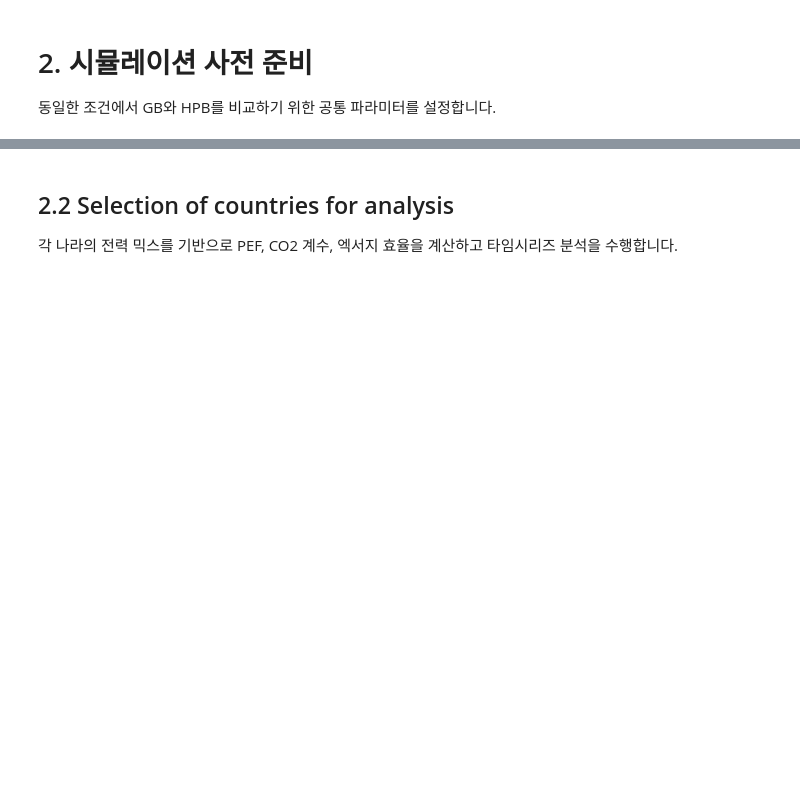
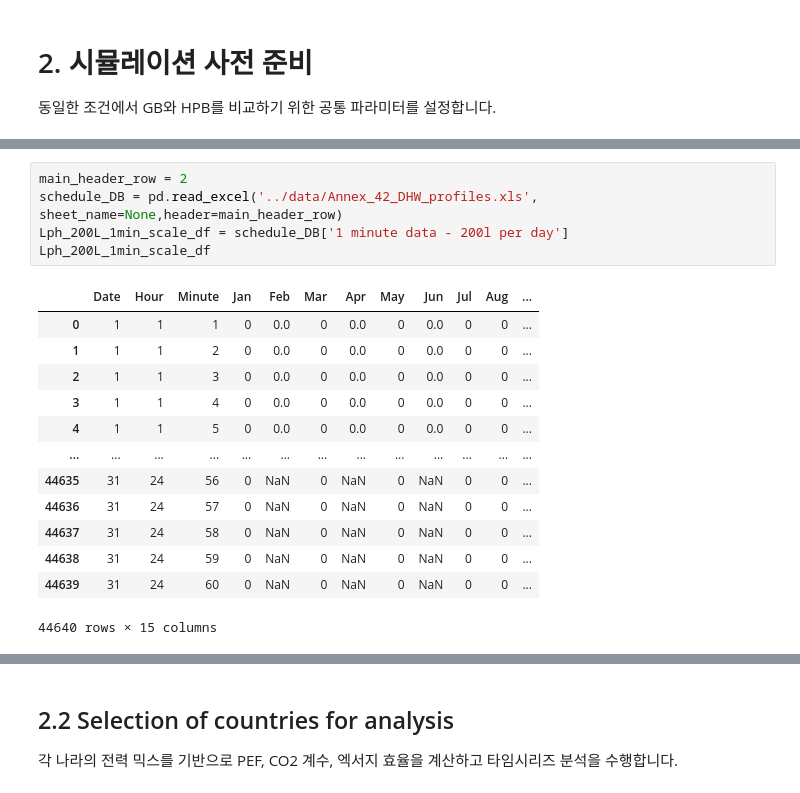
Before and after one commit to bet-lab/enex_analysis_engine, a Jupyter notebook: paper/GB_vs_HPB/code/GB_vs_HPB_country.ipynb, the cells around one changed output, grey strips where cells are left out. Drawn from its saved outputs; the diff is of its cells as text; blank space fills up the shorter version.

```diff
--- a/paper/GB_vs_HPB/code/GB_vs_HPB_country.ipynb
+++ b/paper/GB_vs_HPB/code/GB_vs_HPB_country.ipynb
@@ -178 +132,20 @@ schedule_DB = pd.read_excel('../data/Annex_42_DHW_profiles.xls')
+# %%
+main_header_row = 2
+schedule_DB = pd.read_excel('../data/Annex_42_DHW_profiles.xls', sheet_name=None,header=main_header_row)
+Lph_200L_1min_scale_df = schedule_DB['1 minute data - 200l per day']
+Lph_200L_1min_scale_df
+# %% [output]
+|  | Date | Hour | Minute | Jan | Feb | Mar | Apr | May | Jun | Jul | Aug | ... |
+| 0 | 1 | 1 | 1 | 0 | 0.0 | 0 | 0.0 | 0 | 0.0 | 0 | 0 | ... |
+| 1 | 1 | 1 | 2 | 0 | 0.0 | 0 | 0.0 | 0 | 0.0 | 0 | 0 | ... |
+| 2 | 1 | 1 | 3 | 0 | 0.0 | 0 | 0.0 | 0 | 0.0 | 0 | 0 | ... |
+| 3 | 1 | 1 | 4 | 0 | 0.0 | 0 | 0.0 | 0 | 0.0 | 0 | 0 | ... |
+| 4 | 1 | 1 | 5 | 0 | 0.0 | 0 | 0.0 | 0 | 0.0 | 0 | 0 | ... |
+| ... | ... | ... | ... | ... | ... | ... | ... | ... | ... | ... | ... | ... |
+| 44635 | 31 | 24 | 56 | 0 | NaN | 0 | NaN | 0 | NaN | 0 | 0 | ... |
+| 44636 | 31 | 24 | 57 | 0 | NaN | 0 | NaN | 0 | NaN | 0 | 0 | ... |
+| 44637 | 31 | 24 | 58 | 0 | NaN | 0 | NaN | 0 | NaN | 0 | 0 | ... |
+| 44638 | 31 | 24 | 59 | 0 | NaN | 0 | NaN | 0 | NaN | 0 | 0 | ... |
+| 44639 | 31 | 24 | 60 | 0 | NaN | 0 | NaN | 0 | NaN | 0 | 0 | ... |
+44640 rows × 15 columns
 # %%
```
Also changed, not shown: parts of 43 cells of this notebook, 6 other files.
